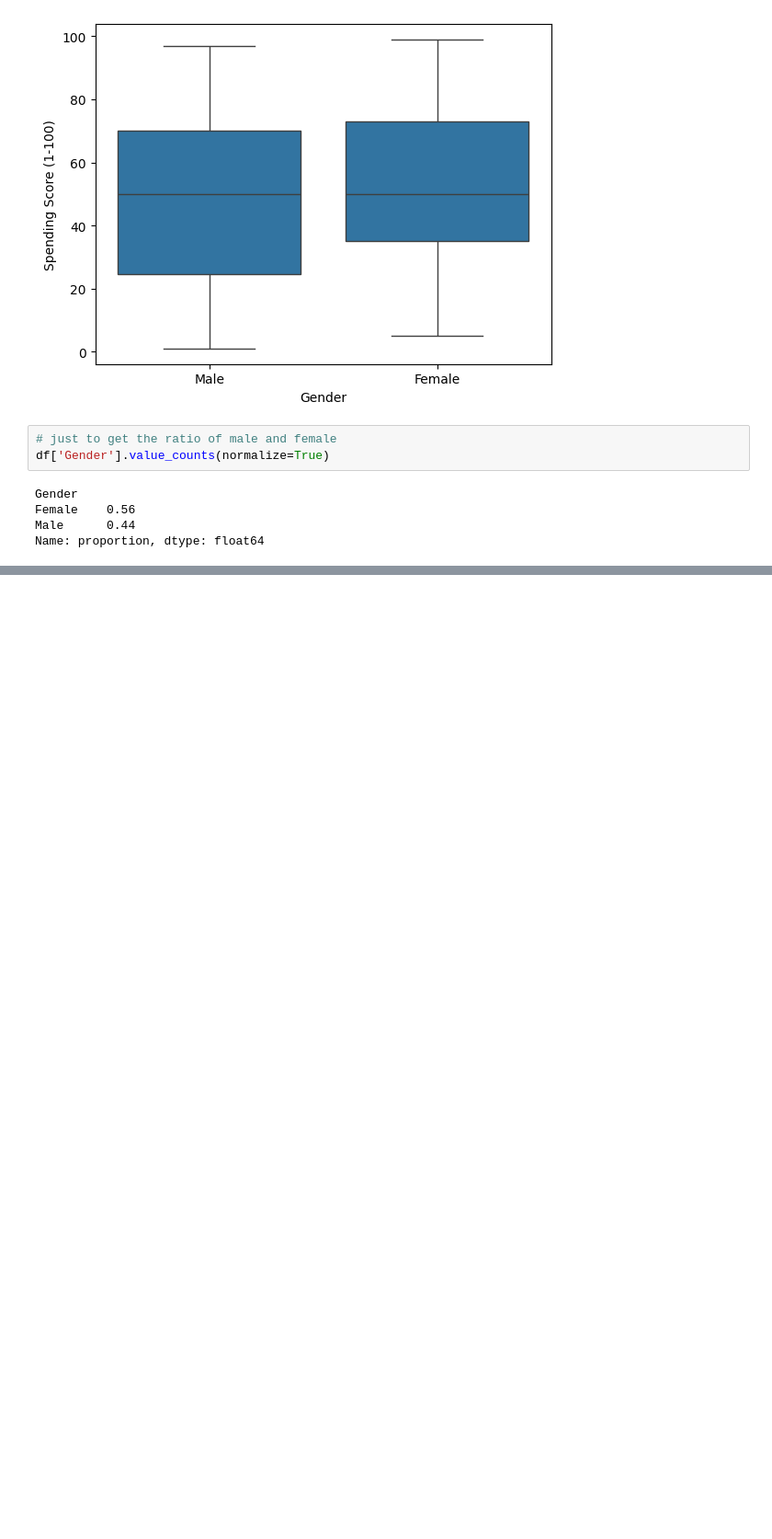
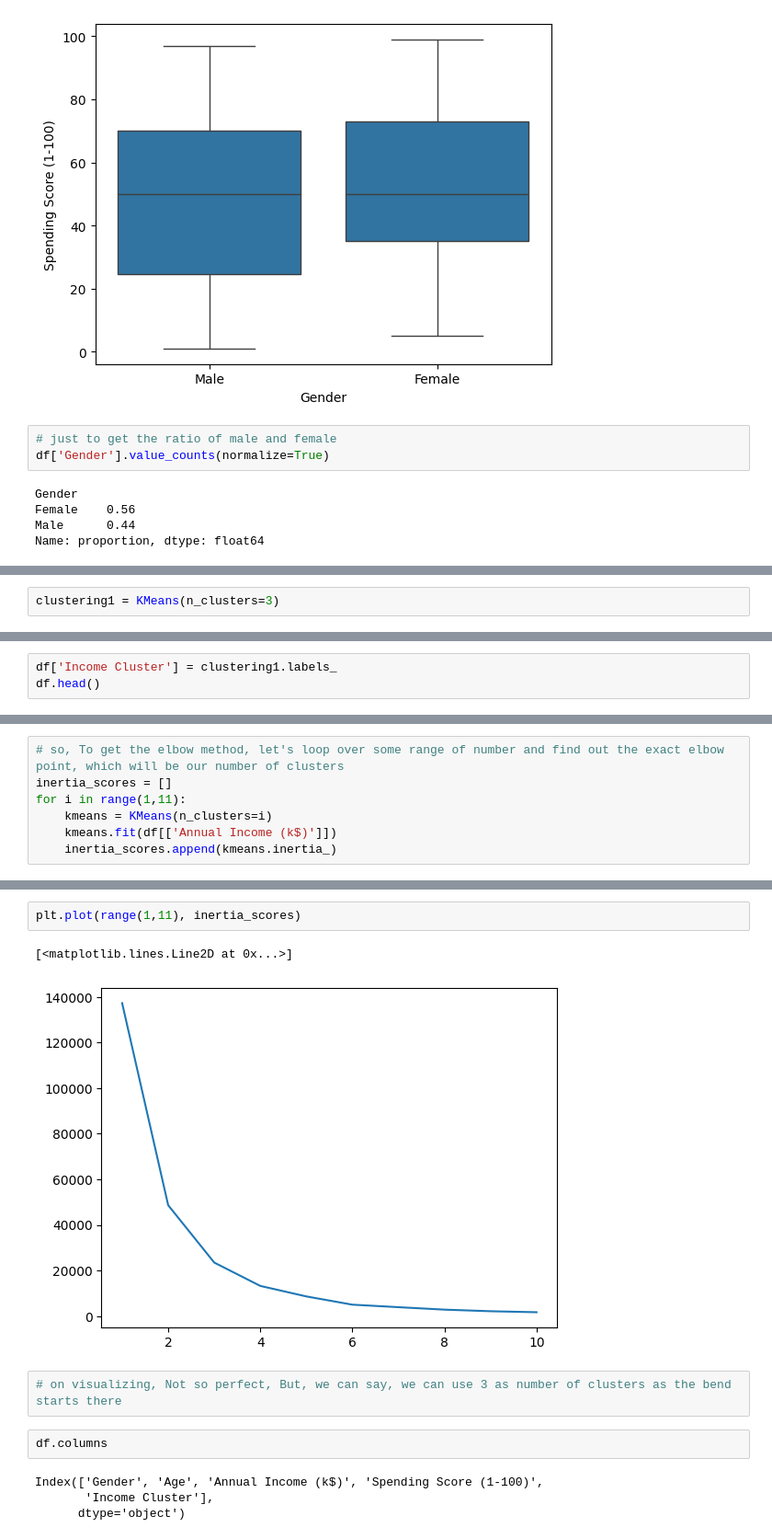
Before and after one commit to shakyaanjil/Customer-Segmentation-K-means, a Jupyter notebook: kmeans_clusters.ipynb, the cells around one changed output, grey strips where cells are left out. Shown: that part at 92% size. Cells and saved outputs as stored; diff of their text form; blank space fills up the shorter version.

```diff
--- a/kmeans_clusters.ipynb
+++ b/kmeans_clusters.ipynb
@@ -90,0 +135,2 @@ Name: proportion, dtype: float64
+# %%
+clustering1 = KMeans(n_clusters=3)
@@ -90,0 +154,3 @@ Name: proportion, dtype: float64
+# %%
+df['Income Cluster'] = clustering1.labels_
+df.head()
@@ -90,0 +180,7 @@ Name: proportion, dtype: float64
+# %%
+# so, To get the elbow method, let's loop over some range of number and find out the exact elbow point, which will be our number of clusters
+inertia_scores = []
+for i in range(1,11):
+    kmeans = KMeans(n_clusters=i)
+    kmeans.fit(df[['Annual Income (k$)']])
+    inertia_scores.append(kmeans.inertia_)
@@ -90,0 +200,13 @@ Name: proportion, dtype: float64
+# %%
+plt.plot(range(1,11), inertia_scores)
+# %% [output]
+[<matplotlib.lines.Line2D at 0x...>]
+[figure, added]
+# %%
+# on visualizing, Not so perfect, But, we can say, we can use 3 as number of clusters as the bend starts there
+# %%
+df.columns
+# %% [output]
+Index(['Gender', 'Age', 'Annual Income (k$)', 'Spending Score (1-100)',
+       'Income Cluster'],
+      dtype='object')
```
Also changed, not shown: parts of 17 cells of this notebook.
